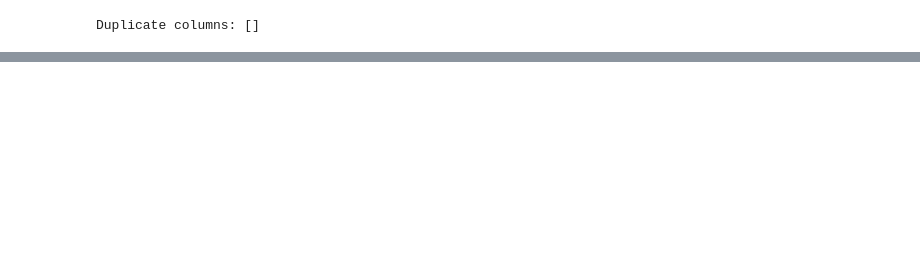
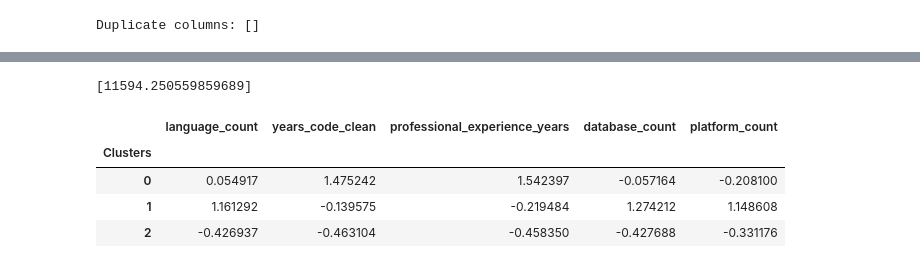
Before and after one commit to Jdrice72901/DSBA-6211-Stack-overflow-Survey-Analysis, a Jupyter notebook: notebooks/modeling_clusters.ipynb, the cells around one changed output, grey strips where cells are left out. Cells and saved outputs as stored; diff of their text form; code cells hidden in the pictures; blank space fills up the shorter version.

```diff
--- a/notebooks/modeling_clusters.ipynb
+++ b/notebooks/modeling_clusters.ipynb
@@ -860,5 +807,5 @@ Strong correlation pairs (|corr| >= 0.70):
 # %%
-redundant_cols = ['experience_proxy_years','work_exp_clean']
+redundant_cols = ['work_exp_clean']
 
 if redundant_cols:
     print("Dropping redundant columns:", redundant_cols)
@@ -902,10 +835,7 @@ from sklearn.impute import SimpleImputer
 #For clustering, im only keeping what I think make most sense for behavioral segmentation
 c_features = [
     "region",
-    "age_group",
     "employment_primary",
-    "is_student_status",
-    "is_retired_status",
     "education_clean",
     "dev_type",
     "industry",
@@ -919,20 +849,26 @@ c_features = [
 ]
 
 df_cluster = df_model_improved[c_features].copy()
-df_cluster_fin = df_model_improved[c_features].copy()
+print(len(df_cluster))
+df_cluster.dropna(inplace=True)
+print(len(df_cluster))
+df_cluster = df_cluster.sample(n=2500, replace=True, random_state=42, ignore_index=True)
 
-df_cluster['is_student_status'] = df_cluster['is_student_status'].astype(str).map({'True': 1, 'False': 0, 'nan': np.nan, 'None': np.nan}).astype(float)
-df_cluster['is_retired_status'] = df_cluster['is_retired_status'].astype(str).map({'True': 1, 'False': 0, 'nan': np.nan, 'None': np.nan}).astype(float)
+df_cluster_2 = df_cluster.copy()
+
+# df_cluster['is_student_status'] = df_cluster['is_student_status'].astype(str).map({'True': 1, 'False': 0, 'nan': np.nan, 'None': np.nan}).astype(float)
+# df_cluster['is_retired_status'] = df_cluster['is_retired_status'].astype(str).map({'True': 1, 'False': 0, 'nan': np.nan, 'None': np.nan}).astype(float)
 
 for col in df_cluster.select_dtypes(exclude=np.number).columns: df_cluster[col] = df_cluster[col].astype(str).where(df_cluster[col].notna() & (df_cluster[col].astype(str) != 'nan'), other=np.nan)
 categorical_cols = df_cluster.select_dtypes(exclude=np.number).columns.tolist()
 numeric_cols = df_cluster.select_dtypes(include=np.number).columns.tolist()
 print(f'Categorical Features: {categorical_cols} \nNumerical Features: {numeric_cols}')
 
-num_imputer = SimpleImputer(strategy='mean')
-cat_imputer = SimpleImputer(strategy='most_frequent')
-df_cluster[numeric_cols] = num_imputer.fit_transform(df_cluster[numeric_cols])
-df_cluster[categorical_cols] = cat_imputer.fit_transform(df_cluster[categorical_cols])
+# num_imputer = SimpleImputer(strategy='mean')
+# cat_imputer = SimpleImputer(strategy='most_frequent')
+# df_cluster[numeric_cols] = num_imputer.fit_transform(df_cluster[numeric_cols])
+# df_cluster[categorical_cols] = cat_imputer.fit_transform(df_cluster[categorical_cols])
+
 scaler = StandardScaler()
 df_cluster[numeric_cols] = scaler.fit_transform(df_cluster[numeric_cols])
 df_cluster[categorical_cols] = df_cluster[categorical_cols].astype(str)
@@ -1036,10 +1006,10 @@ cost = []
 k = 3
 kproto = KPrototypes(
     n_clusters=k,
-    init='Huang',
-    n_init=12,
+    init='Cao',
+    n_init=8,
     max_iter=100,
-    random_state=42
+    random_state=32
 )
 
 clusters = kproto.fit_predict(data_matrix, categorical=categorical_idx)
@@ -1047,10 +1017,18 @@ clusters = kproto.fit_predict(data_matrix, categorical=categorical_idx)
 cost.append(kproto.cost_)
 print(cost)
 
-df_cluster_fin['Clusters'] = clusters
+df_cluster_2['Clusters'] = clusters
+# %% [output]
+[11594.250559859689]
 # %%
-numeric_profile = df_cluster_fin.groupby('Clusters')[numeric_cols].mean()
+numeric_profile = df_cluster_2.groupby('Clusters')[numeric_cols].mean()
 display(numeric_profile)
+# %% [output]
+|  | language_count | years_code_clean | professional_experience_years | database_count | platform_count |
+| Clusters |  |  |  |  |  |
+| 0 | 0.054917 | 1.475242 | 1.542397 | -0.057164 | -0.208100 |
+| 1 | 1.161292 | -0.139575 | -0.219484 | 1.274212 | 1.148608 |
+| 2 | -0.426937 | -0.463104 | -0.458350 | -0.427688 | -0.331176 |
 # %%
 for col in categorical_cols:
     print(f"\n=== {col} ===")
```
Also changed, not shown: parts of 23 cells of this notebook.
